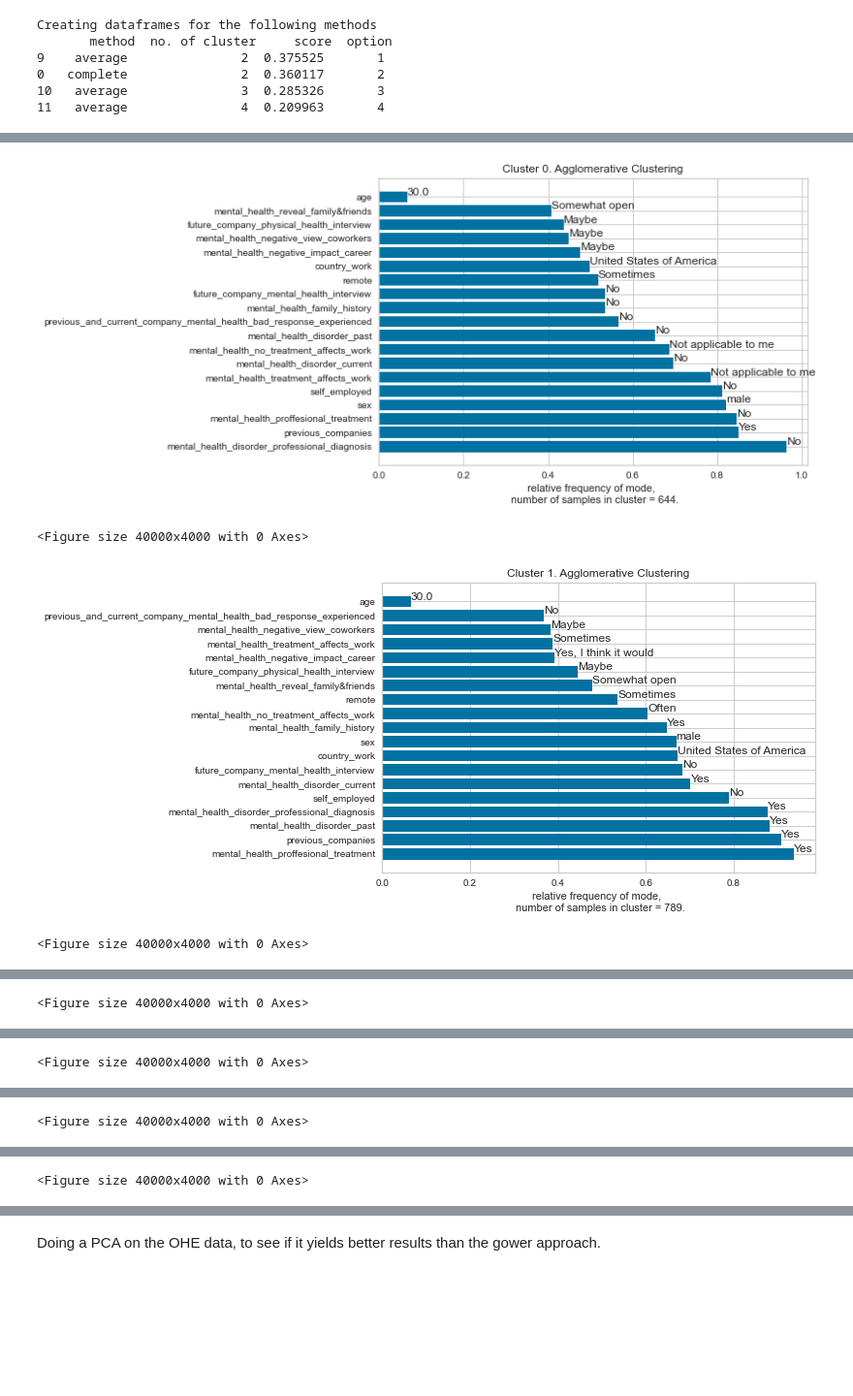
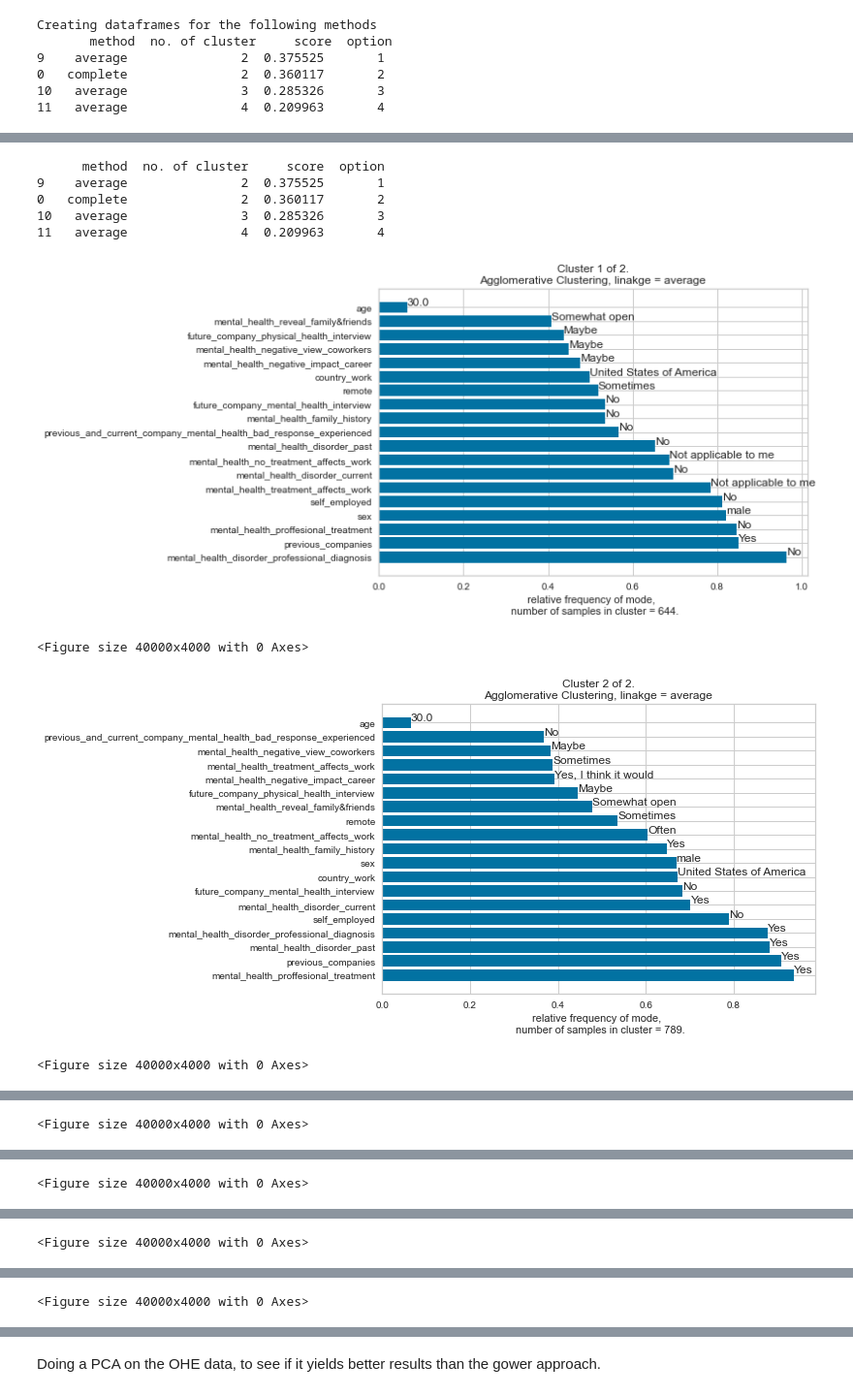
Before and after one commit to MaxIG1/unsupervised_learning_DLBDSMLUSL01, a Jupyter notebook: Analysis.ipynb, the cells around one changed output, grey strips where cells are left out. Shown at 97% size. Drawn from its saved outputs; the diff is of its cells as text; code cells hidden in the pictures; blank space fills up the shorter version.

```diff
--- a/Analysis.ipynb
+++ b/Analysis.ipynb
@@ -616,17 +571,0 @@ df_ohe_silhouette_score = pd.DataFrame(data_all, columns=['eps_value', 'min_samp
-# %%
-print(df_ohe_silhouette_score.loc[df_ohe_silhouette_score['score'].idxmax()])
-best_eps_value_ohe = df_ohe_silhouette_score.loc[df_ohe_silhouette_score['score'].idxmax()][0]
-best_min_value_ohe = df_ohe_silhouette_score.loc[df_ohe_silhouette_score['score'].idxmax()][1]
-
-# dbscan magic.
-dbscan_cluster = DBSCAN(eps=best_eps_value_ohe,
-                            min_samples=int(best_min_value_ohe),
-                            metric="precomputed")
-
-dbscan_cluster.fit(df_ohe_gower)
-df_ohe["cluster"] = dbscan_cluster.labels_
-
-# combining the clustering with with the original df for easier interpretation.
-
-
-df_ohe_reverse = pd.concat([df_ohe_prepare_for_reverse, df_ohe["cluster"]], axis =1)
@@ -748,8 +681,12 @@ Preparing a dictionary for EDA.
 # %%
 cluster_list = []
 
-dataframes_dict["df_ohe_reverse"] = df_ohe_reverse
-dataframes_dict["df_ohe_reverse"] = pd.concat((dataframes_dict["df_ohe_reverse"], df_ohe_reverse_colum_diagnosis, df_ohe_reverse_colum_work_position), axis = 1)
+dataframes_dict["df_ohe_with_bow_features"] = pd.concat((df_ohe_prepare_for_reverse, dataframes_dict["df_ohe_with_bow_features"]["cluster"]), axis =1)
+dataframes_dict["df_ohe_w/o_bow_features"] = pd.concat((df_ohe_prepare_for_reverse, dataframes_dict["df_ohe_w/o_bow_features"]["cluster"]), axis=1)
+
+
+# dataframes_dict["df_ohe_reverse"] = df_ohe_reverse
+# dataframes_dict["df_ohe_reverse"] = pd.concat((dataframes_dict["df_ohe_reverse"], df_ohe_reverse_colum_diagnosis, df_ohe_reverse_colum_work_position), axis = 1)
 
 
 # creating a list of the cluster lists.
@@ -779,7 +716,7 @@ pd.set_option("display.max_rows", 50, "display.max_columns", 50)
 
 df_clustered_analysis = {}
 
-for df_name in islice(dataframes_clustered, 6):
+for df_name in dataframes_clustered:
     df_clustered_analysis[df_name] = {}
     for cluster in dataframes_clustered[df_name]:
         data1 = []
@@ -1055,26 +955,36 @@ for option in df_hierarchical_clustered_analysis:
 # %%
-options_to_visualise = [1, 4]
+# hence the dendogram implied two or four clusters I am going with those options.
+# option 1 and 4 of the df_silhouette_score_hierarchical_eda dictionary contain those clusters combined with the optimal
+# linkage for the highest silhouete score.
+df_x_label_text = df_silhouette_score_hierarchical_eda[(df_silhouette_score_hierarchical_eda['option'] == 1) | (df_silhouette_score_hierarchical_eda['option'] == 4)]
+print(df_silhouette_score_hierarchical_eda)
 
 
-
-for option in options_to_visualise:
+for option in df_x_label_text["option"]:
     for cluster in df_visualisation_hierachical[option]:
         df_visualisation_hierachical[option][cluster]
 
         y_pos = np.arange(len(df_visualisation_hierachical[option][cluster]["column"]))
 
         plt.barh(y_pos, df_visualisation_hierachical[option][cluster]["relative frequency"], alpha=1)
         plt.yticks(y_pos, df_visualisation_hierachical[option][cluster]["column"])
-        plt.xlabel(f'relative frequency of mode, \n number of samples in cluster = {len(dataframes_dict_hierarchical_clustered[option][cluster])}.')
-        plt.title(f'Cluster {cluster}. Agglomerative Clustering')
+        plt.xlabel(f"relative frequency of mode, \n number of samples in cluster = \
+{len(dataframes_dict_hierarchical_clustered[option][cluster])}.")
+        plt.title(f"Cluster {cluster+1} of {df_x_label_text.loc[df_x_label_text['option'] == option, 'no. of cluster'].iloc[0]}.\n\
+Agglomerative Clustering, linakge = {df_x_label_text.loc[df_x_label_text['option'] == option, 'method'].iloc[0]}")
         for y, mode in zip(range(len(df_visualisation_hierachical[option][cluster]["column"])), df_visualisation_hierachical[option][cluster]["mode"]):
             plt.text(df_visualisation_hierachical[option][cluster]["relative frequency"][y], y, mode, va="bottom")
 
 #plt.tight_layout()
         plt.figure(dpi=400, figsize=(100, 10))
         plt.show()
 # %% [output]
+      method  no. of cluster     score  option
+9    average               2  0.375525       1
+0   complete               2  0.360117       2
+10   average               3  0.285326       3
+11   average               4  0.209963       4
-[figure, old version]
+[figure, new version]
-<Figure size 40000x4000 with 0 Axes>
+<Figure size 40000x4000 with 0 Axes>
-[figure, old version]
+[figure, new version]
-<Figure size 40000x4000 with 0 Axes>
+<Figure size 40000x4000 with 0 Axes>
@@ -1082 +992 @@ for option in options_to_visualise:
-<Figure size 40000x4000 with 0 Axes>
+<Figure size 40000x4000 with 0 Axes>
@@ -1084 +994 @@ for option in options_to_visualise:
-<Figure size 40000x4000 with 0 Axes>
+<Figure size 40000x4000 with 0 Axes>
@@ -1086 +996 @@ for option in options_to_visualise:
-<Figure size 40000x4000 with 0 Axes>
+<Figure size 40000x4000 with 0 Axes>
@@ -1088 +998 @@ for option in options_to_visualise:
-<Figure size 40000x4000 with 0 Axes>
+<Figure size 40000x4000 with 0 Axes>
```
Also changed, not shown: parts of 37 cells of this notebook.
